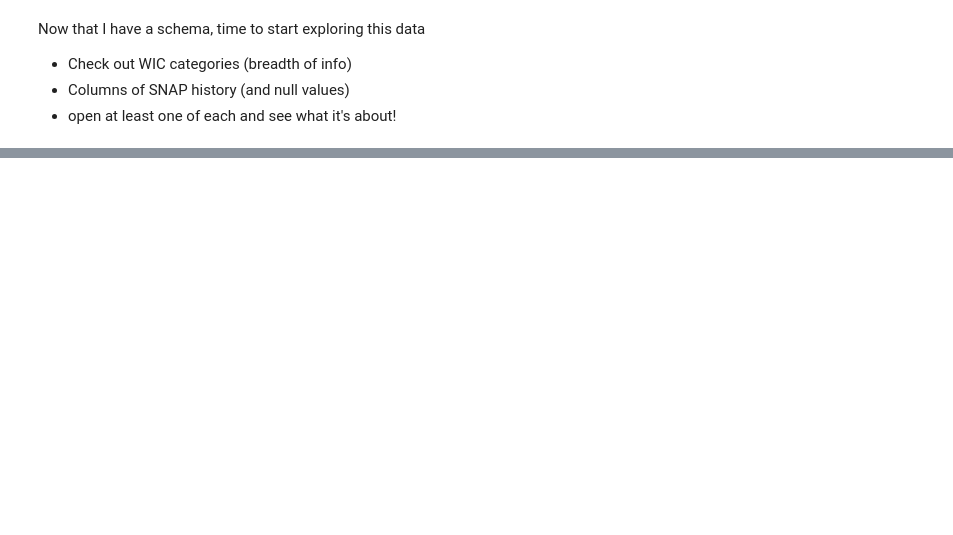
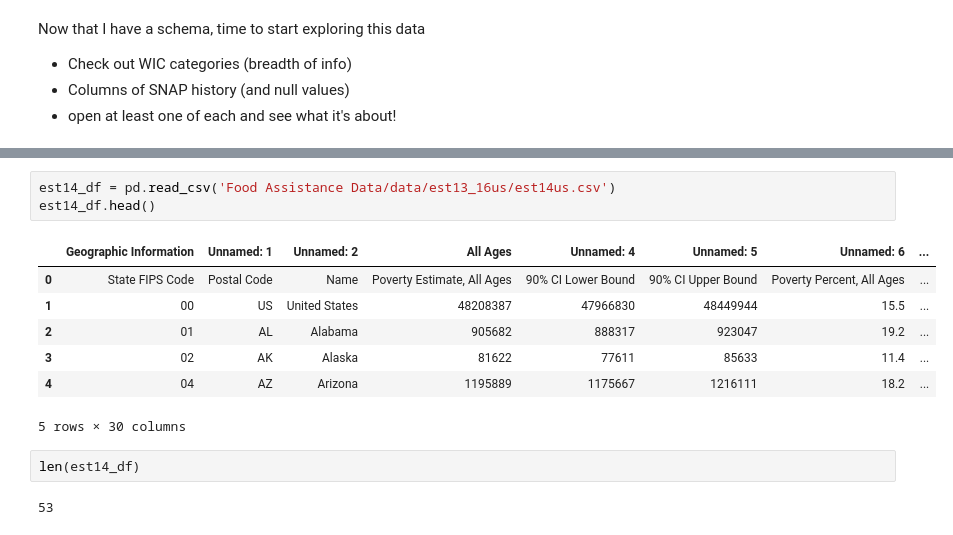
Before and after one commit to kjsampler/US-Food-Assistance-Data, a Jupyter notebook: US Food Data.ipynb, the cells around one changed output, grey strips where cells are left out. Drawn from its saved outputs; the diff is of its cells as text; blank space fills up the shorter version.

```diff
--- a/US Food Data.ipynb
+++ b/US Food Data.ipynb
@@ -55,0 +73,15 @@ SyntaxError: invalid syntax (<ipython-input-10-33a7e325868a>, line 2)
+# %%
+est14_df = pd.read_csv('Food Assistance Data/data/est13_16us/est14us.csv')
+est14_df.head()
+# %% [output]
+|  | Geographic Information | Unnamed: 1 | Unnamed: 2 | All Ages | Unnamed: 4 | Unnamed: 5 | Unnamed: 6 | ... |
+| 0 | State FIPS Code | Postal Code | Name | Poverty Estimate, All Ages | 90% CI Lower Bound | 90% CI Upper Bound | Poverty Percent, All Ages | ... |
+| 1 | 00 | US | United States | 48208387 | 47966830 | 48449944 | 15.5 | ... |
+| 2 | 01 | AL | Alabama | 905682 | 888317 | 923047 | 19.2 | ... |
+| 3 | 02 | AK | Alaska | 81622 | 77611 | 85633 | 11.4 | ... |
+| 4 | 04 | AZ | Arizona | 1195889 | 1175667 | 1216111 | 18.2 | ... |
+5 rows × 30 columns
+# %%
+len(est14_df)
+# %% [output]
+53
```
Also changed, not shown: parts of 10 cells of this notebook, 1 other file.
